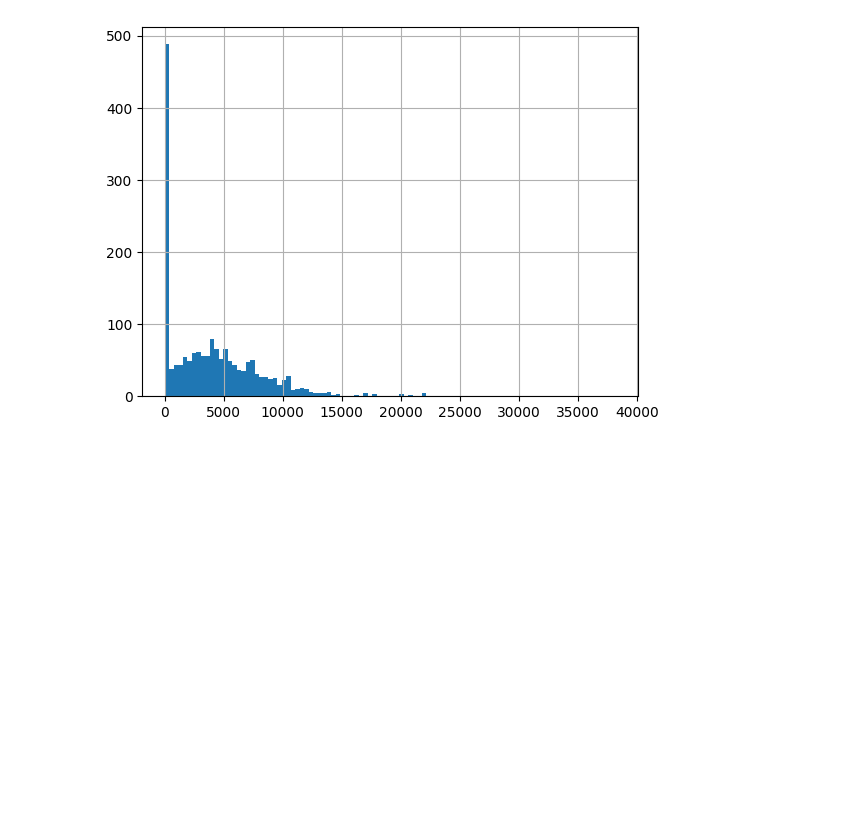
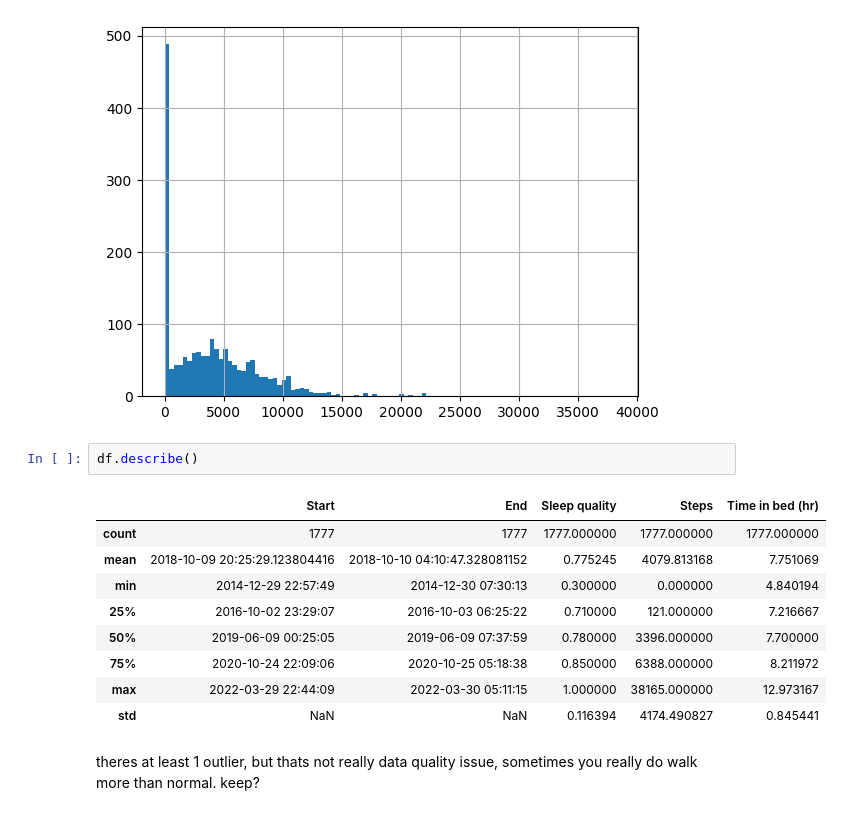
Before and after one commit to ricd99/endToEndML, a Jupyter notebook: notebooks/EDA.ipynb, the cells around one changed output. Cells and saved outputs as stored; diff of their text form; blank space fills up the shorter version.

Commit message:
further outlier analysis

```diff
--- a/notebooks/EDA.ipynb
+++ b/notebooks/EDA.ipynb
@@ -446,3 +447,17 @@ df["Steps"].hist(bins=100)
 # %% [output]
 <Axes: >
 [figure]
+# %%
+df.describe()
+# %% [output]
+|  | Start | End | Sleep quality | Steps | Time in bed (hr) |
+| count | 1777 | 1777 | 1777.000000 | 1777.000000 | 1777.000000 |
+| mean | 2018-10-09 20:25:29.123804416 | 2018-10-10 04:10:47.328081152 | 0.775245 | 4079.813168 | 7.751069 |
+| min | 2014-12-29 22:57:49 | 2014-12-30 07:30:13 | 0.300000 | 0.000000 | 4.840194 |
+| 25% | 2016-10-02 23:29:07 | 2016-10-03 06:25:22 | 0.710000 | 121.000000 | 7.216667 |
+| 50% | 2019-06-09 00:25:05 | 2019-06-09 07:37:59 | 0.780000 | 3396.000000 | 7.700000 |
+| 75% | 2020-10-24 22:09:06 | 2020-10-25 05:18:38 | 0.850000 | 6388.000000 | 8.211972 |
+| max | 2022-03-29 22:44:09 | 2022-03-30 05:11:15 | 1.000000 | 38165.000000 | 12.973167 |
+| std | NaN | NaN | 0.116394 | 4174.490827 | 0.845441 |
+# %% [markdown]
+theres at least 1 outlier, but thats not really data quality issue, sometimes you really do walk more than normal. keep?
```
Also changed, not shown: parts of 7 cells of this notebook.
